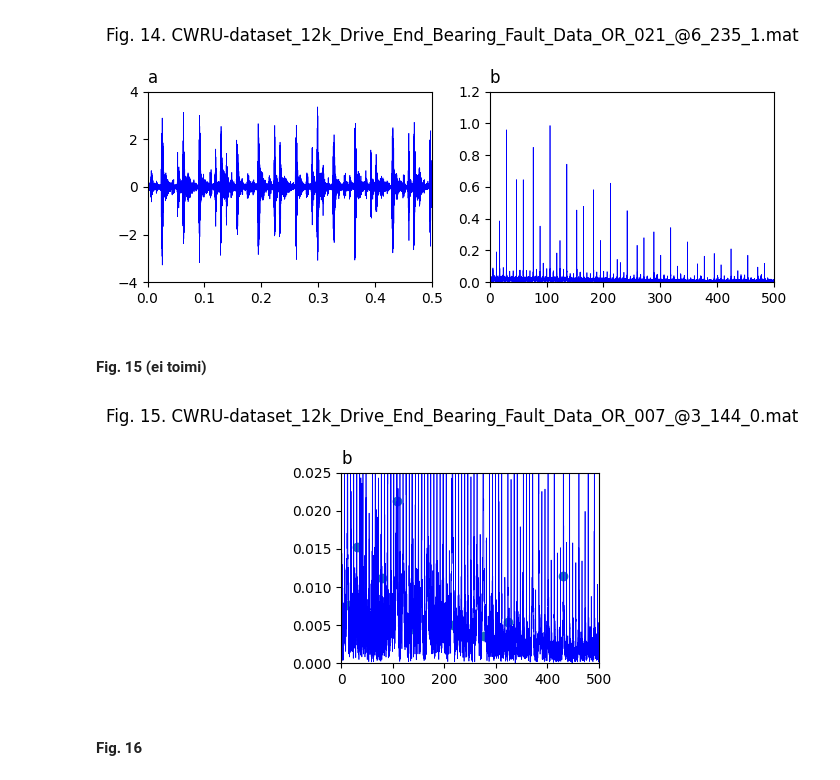
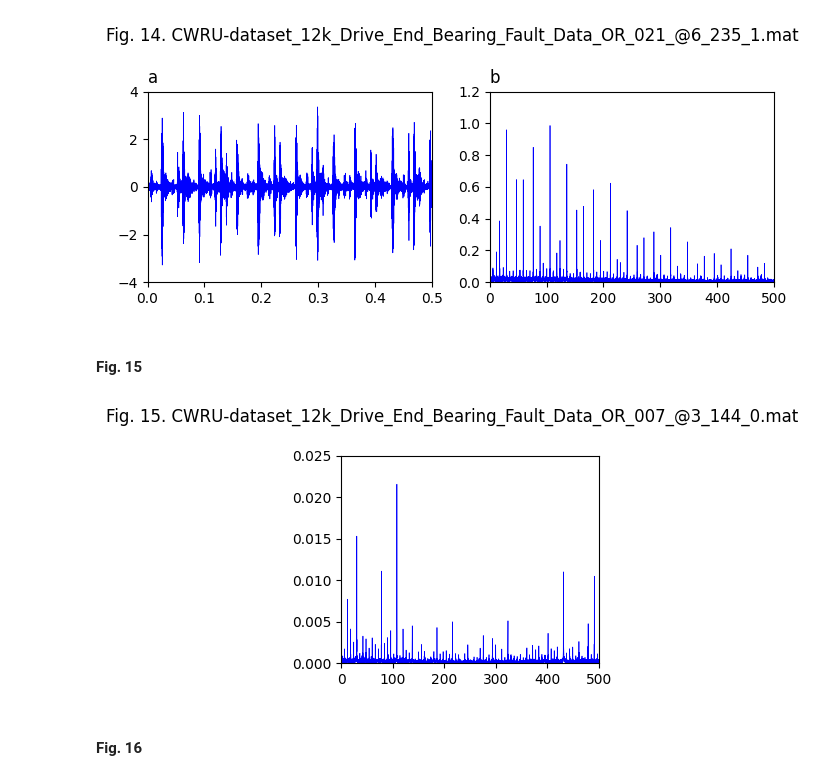
Before and after one commit to Aalto-Arotor/openConMo, a Jupyter notebook: src/randall_examples.ipynb, the cells around one changed output. Drawn from its saved outputs; the diff is of its cells as text; code cells hidden in the pictures.

```diff
--- a/src/randall_examples.ipynb
+++ b/src/randall_examples.ipynb
@@ -11,7 +11,7 @@ import glob
 import numpy as np
 import matplotlib.pyplot as plt
 
-from randall_methods import randall_method_1, randall_method_2, randall_method_3
+from randall_methods import randall_method_1, randall_method_2, randall_method_22, randall_method_3
 import data_utils as du
 
 %matplotlib inline
@@ -62,13 +62,6 @@ def plot_ax2_only(title, sq_env_f, sq_env, x1lim=None, y1lim=None):
     ax2.set_xlim(x1lim or (0, 5))
     ax2.set_ylim(y1lim or (-5, 5))
 
-    x = [12.468827930174555, 30.174563591022448, 48.3790523690773, 71.3216957605985, 106.98254364089777, 159.35162094763092, 212.96758104738154, 231.4214463840399, 260.0997506234414, 260.0997506234414]
-    y = [1.097883597883598, 1.7566137566137567, 1.1693121693121693, 1.6164021164021165, 0.9735449735449736, 1.1640211640211637, 2.0555555555555554, 1.132275132275132, 0.7592592592592591, 0.7592592592592591]
-
-    ax2.scatter(x, y)
-
-    #ax2.set_title("b", loc="left")
-
     fig.suptitle(title)
     plt.tight_layout()
     plt.show()
@@ -254,22 +247,22 @@ plot_method_1(title, time, signal, sq_env_f, sq_env, (0, 0.5), (-4, 4), None, (0
 # %% [output]
 [figure]
 # %% [markdown]
-#### Fig. 15 (ei toimi)
+#### Fig. 15
 # %%
 '''
 Fig. 15. Record 144FE (12k, 0.007 in. drive end outer race fault orthogonal, 1797 rpm). Envelope spectrum from Method 1 (raw signal); Y2 diagnosis.
 '''
 
 fs = 12e3
 mat_files = glob.glob("CWRU-dataset/**/*144*.mat", recursive=True)
 title = "Fig. 15. " + mat_files[0].replace("/", "_")
-signal, _, _, rpm = du.extract_signals(mat_files[0], normal=False)
+_, signal, _, rpm = du.extract_signals(mat_files[0], normal=False)
 time = np.linspace(0, len(signal)/fs, len(signal))
 
 sq_env_f, sq_env = randall_method_1(signal, fs)
 plot_ax2_only(title, sq_env_f, sq_env, (0, 500), (0, 0.025))
 # %% [output]
-[figure, old version]
+[figure, new version]
 # %% [markdown]
 #### Fig. 16
 # %%
```
Also changed, not shown: parts of 18 cells of this notebook, 5 other files.
